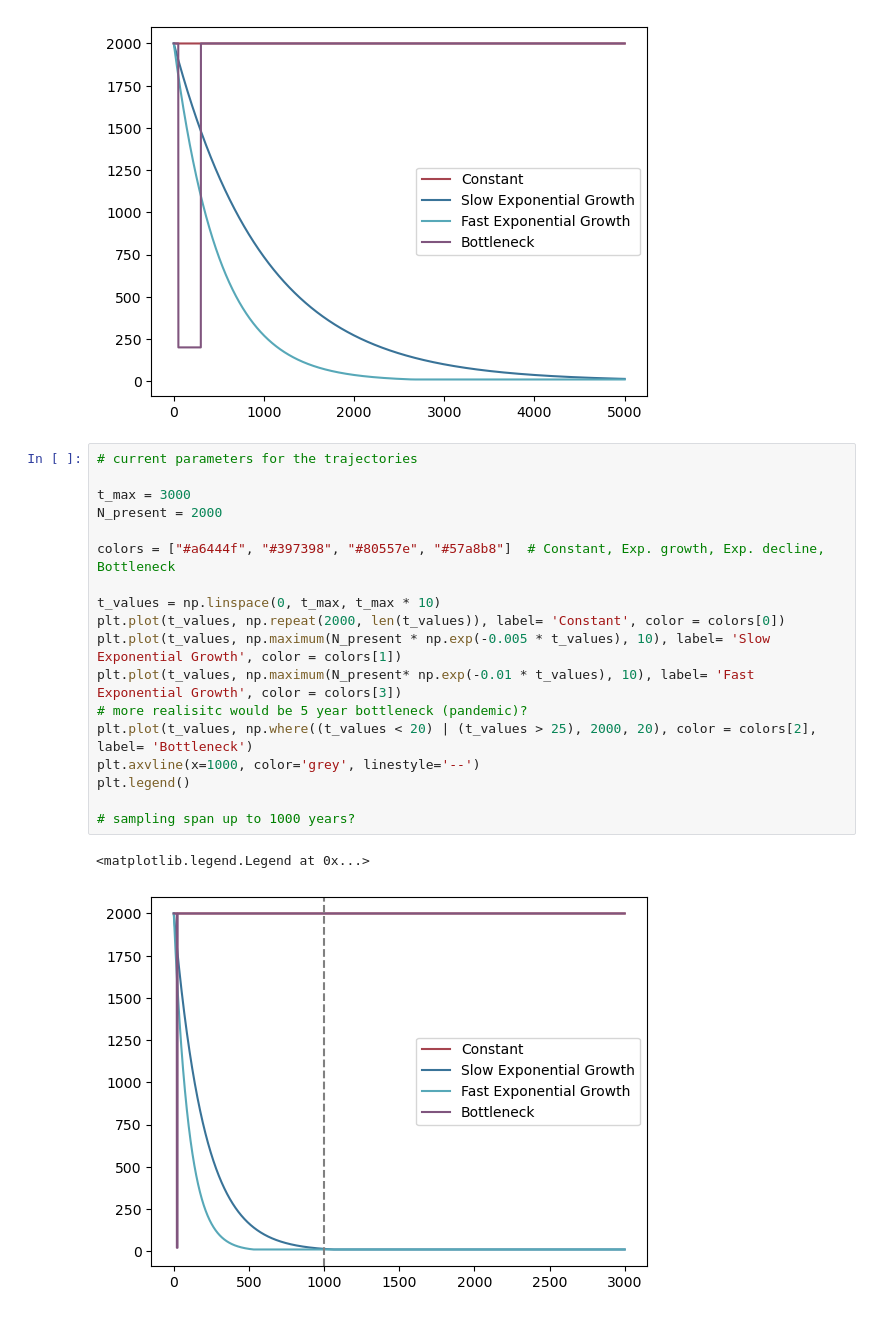
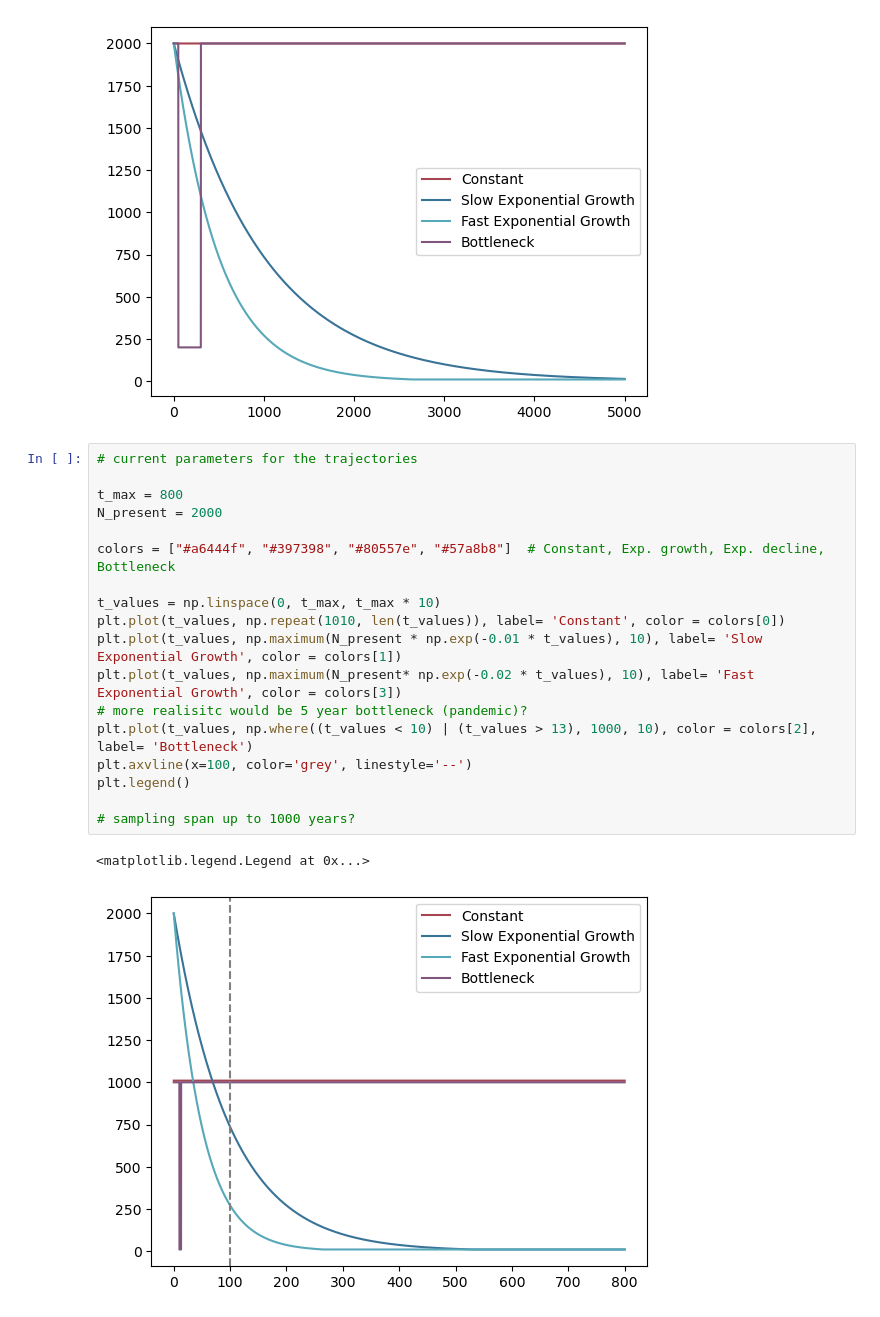
Before and after one commit to marie3003/BESP_paper-analyses, a Jupyter notebook: workflows/population_models.ipynb, the cells around one changed output. Saved outputs shown, nothing was run; the diff lists cells and outputs as text.

```diff
--- a/workflows/population_models.ipynb
+++ b/workflows/population_models.ipynb
@@ -23,21 +23,21 @@ plt.legend()
 # %%
 # current parameters for the trajectories
 
-t_max = 3000
+t_max = 800
 N_present = 2000
 
 colors = ["#a6444f", "#397398", "#80557e", "#57a8b8"]  # Constant, Exp. growth, Exp. decline, Bottleneck
 
 t_values = np.linspace(0, t_max, t_max * 10)
-plt.plot(t_values, np.repeat(2000, len(t_values)), label= 'Constant', color = colors[0])
-plt.plot(t_values, np.maximum(N_present * np.exp(-0.005 * t_values), 10), label= 'Slow Exponential Growth', color = colors[1])
-plt.plot(t_values, np.maximum(N_present* np.exp(-0.01 * t_values), 10), label= 'Fast Exponential Growth', color = colors[3])
+plt.plot(t_values, np.repeat(1010, len(t_values)), label= 'Constant', color = colors[0])
+plt.plot(t_values, np.maximum(N_present * np.exp(-0.01 * t_values), 10), label= 'Slow Exponential Growth', color = colors[1])
+plt.plot(t_values, np.maximum(N_present* np.exp(-0.02 * t_values), 10), label= 'Fast Exponential Growth', color = colors[3])
 # more realisitc would be 5 year bottleneck (pandemic)?
-plt.plot(t_values, np.where((t_values < 20) | (t_values > 25), 2000, 20), color = colors[2], label= 'Bottleneck')
-plt.axvline(x=1000, color='grey', linestyle='--')
+plt.plot(t_values, np.where((t_values < 10) | (t_values > 13), 1000, 10), color = colors[2], label= 'Bottleneck')
+plt.axvline(x=100, color='grey', linestyle='--')
 plt.legend()
 
 # sampling span up to 1000 years?
 # %% [output]
 <matplotlib.legend.Legend at 0x...>
-[figure, old version]
+[figure, new version]
```
Also changed, not shown: 4 other files.
